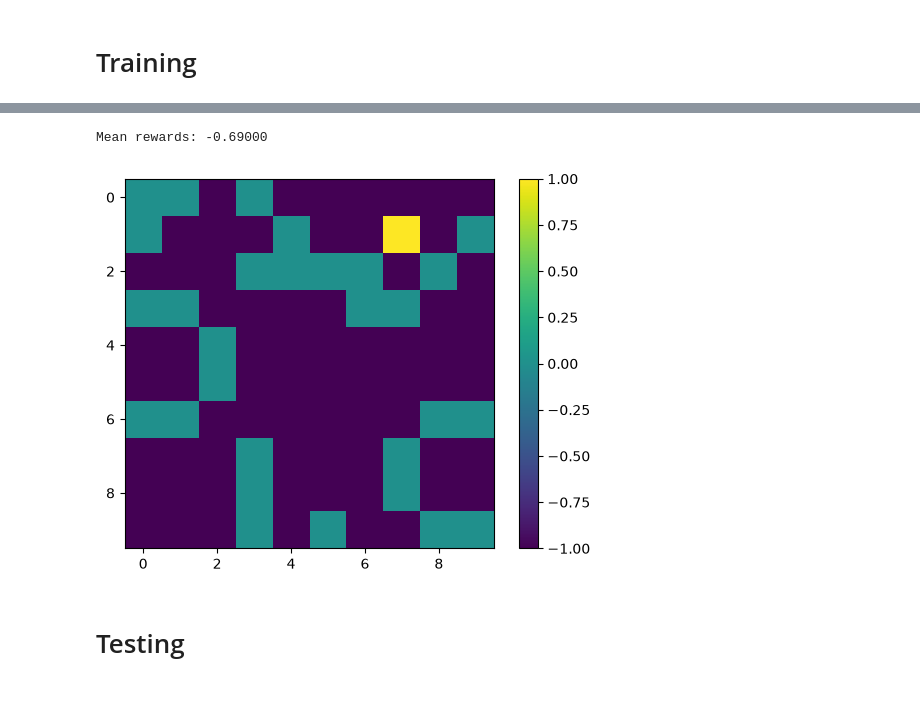
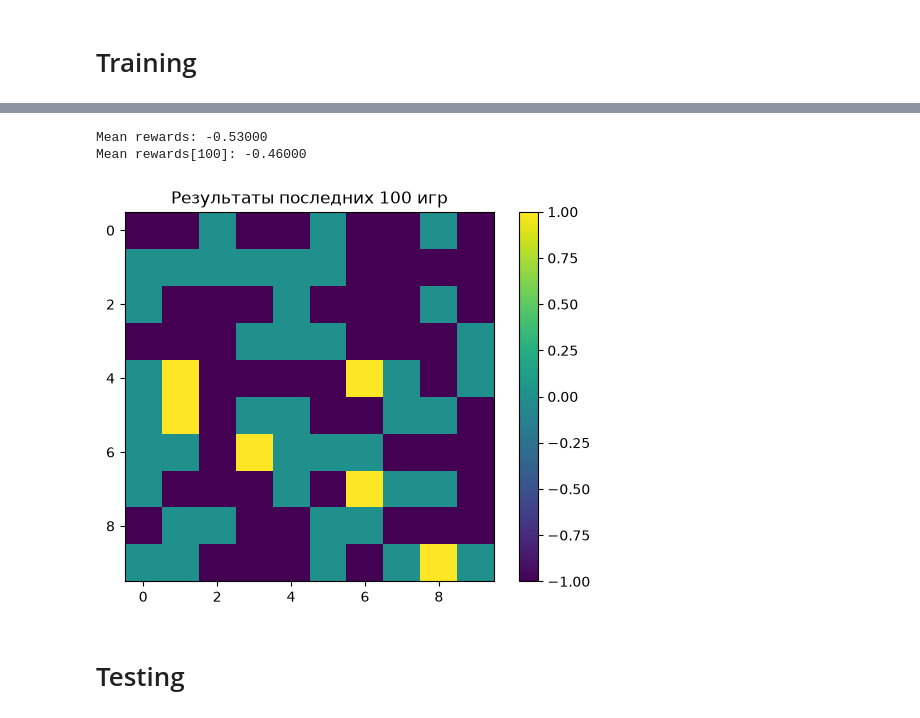
Before and after one commit to Himer65/PlanktonAI, a Jupyter notebook: train.ipynb, the cells around one changed output, grey strips where cells are left out. Cells and saved outputs as stored; diff of their text form; code cells hidden in the pictures.

```diff
--- a/train.ipynb
+++ b/train.ipynb
@@ -12,23 +12,33 @@ from matplotlib import pyplot as plt
 # %%
 num_param = lambda m: sum(p.numel() for p in m.parameters())
 
-def loss_func(ten, reward):
-    entropy = -(ten * torch.log(ten + 1e-9)).sum(dim=1).mean()
-    loss = -(reward * torch.log(ten + 1e-9)).mean() - 0.1 * entropy
+def loss_func(moves, indices, reward):
+    probs = torch.gather(moves, dim=2, index=indices.unsqueeze(-1)).squeeze(-1)
+    log_prob = torch.log(probs + 1e-9).sum(dim=1)
+
+    entropy = -(moves * torch.log(moves + 1e-9)).sum(dim=-1).mean()
+    loss = -(reward * log_prob).mean() - 0.5 * entropy
 
     return loss
 
 def train(env, opt, games=1):
     hist_reward = []
+    buffer_rewards = []
 
     for _ in tqdm(range(games), "Games"):
-        moves, reward = env()
-        loss = loss_func(moves, reward)
+        moves, indices, reward = env()
+        hist_reward.append(reward)
+
+        buffer_rewards.append(reward)
+        buffer_rewards = buffer_rewards[-50:]
+        baseline = sum(buffer_rewards) / (len(buffer_rewards) + 1e-9)
+
+        reward = reward - baseline
+        loss = loss_func(moves, indices, reward)
 
         loss.backward()
         opt.step()
         opt.zero_grad()
-        hist_reward.append(reward)
 
     return hist_reward
 # %%
@@ -62,17 +72,20 @@ Plankton(
 # %%
 hist = train(
     env = env,
     opt = opt,
-    games = 100,
+    games = 1000,
 )
 
 print(f"Mean rewards: {sum(hist)/len(hist):.5f}")
+print(f"Mean rewards[100]: {sum(hist[-100:])/len(hist[-100:]):.5f}")
 plt.imshow(torch.tensor(hist)[-100:].view(10, 10))
+plt.title("Результаты последних 100 игр")
 plt.colorbar()
 plt.show()
 # %% [output]
-Mean rewards: -0.69000
+Mean rewards: -0.53000
+Mean rewards[100]: -0.46000
-[figure, old version]
+[figure, new version]
 # %% [markdown]
 # Testing
 # %%
```
Also changed, not shown: parts of 9 cells of this notebook, 5 other files.
